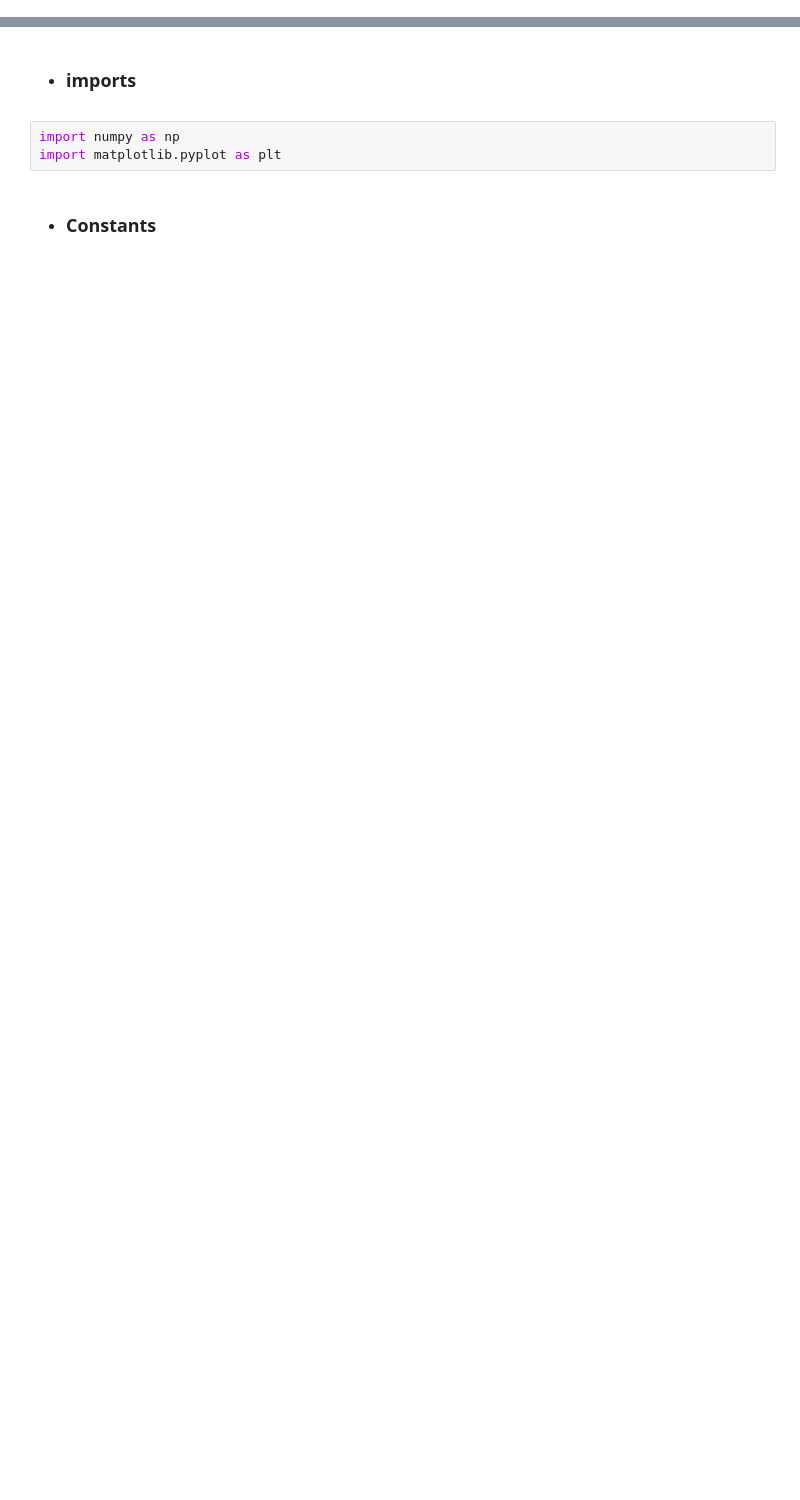
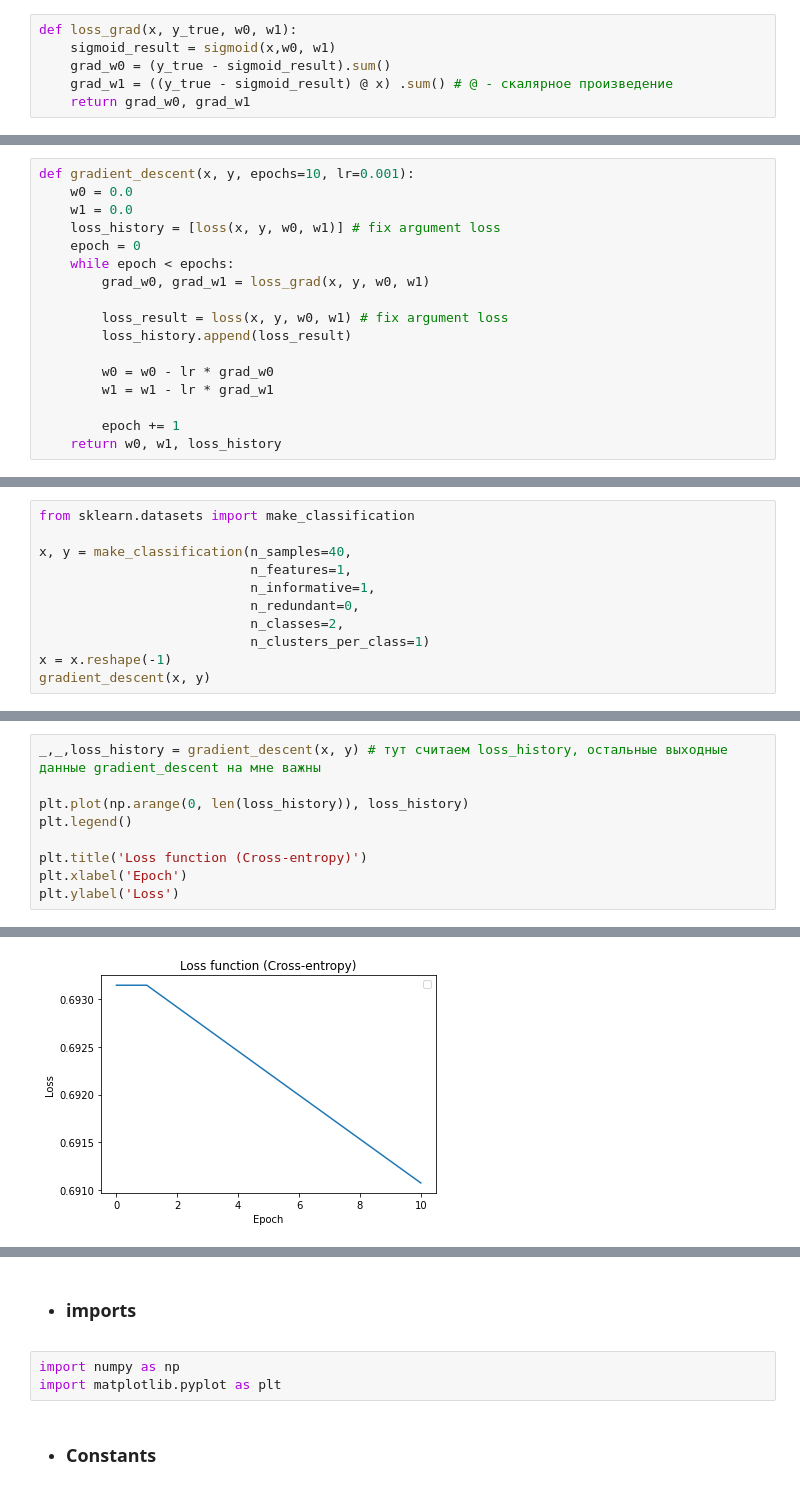
Before and after one commit to SedyaPrograms/Tutorial, a Jupyter notebook: AI and machine learning/5_Машинное_обучение_Логистическая_регрессия_Градиентный_спуск.ipynb, the cells around one changed output, grey strips where cells are left out. Drawn from its saved outputs; the diff is of its cells as text; blank space fills up the shorter version.

```diff
--- a/AI and machine learning/5_Машинное_обучение_Логистическая_регрессия_Градиентный_спуск.ipynb
+++ b/AI and machine learning/5_Машинное_обучение_Логистическая_регрессия_Градиентный_спуск.ipynb
@@ -2,0 +203,6 @@
+# %%
+def loss_grad(x, y_true, w0, w1):
+    sigmoid_result = sigmoid(x,w0, w1)
+    grad_w0 = (y_true - sigmoid_result).sum()
+    grad_w1 = ((y_true - sigmoid_result) @ x) .sum() # @ - скалярное произведение
+    return grad_w0, grad_w1
@@ -2,0 +225,17 @@
+# %%
+def gradient_descent(x, y, epochs=10, lr=0.001):
+    w0 = 0.0
+    w1 = 0.0
+    loss_history = [loss(x, y, w0, w1)] # fix argument loss
+    epoch = 0
+    while epoch < epochs:
+        grad_w0, grad_w1 = loss_grad(x, y, w0, w1)
+
+        loss_result = loss(x, y, w0, w1) # fix argument loss
+        loss_history.append(loss_result)
+
+        w0 = w0 - lr * grad_w0
+        w1 = w1 - lr * grad_w1
+
+        epoch += 1
+    return w0, w1, loss_history
@@ -2,0 +288,11 @@
+# %%
+from sklearn.datasets import make_classification
+
+x, y = make_classification(n_samples=40,
+                           n_features=1,
+                           n_informative=1,
+                           n_redundant=0,
+                           n_classes=2,
+                           n_clusters_per_class=1)
+x = x.reshape(-1)
+gradient_descent(x, y)
@@ -2,0 +317,10 @@
+# %%
+_,_,loss_history = gradient_descent(x, y) # тут считаем loss_history, остальные выходные данные gradient_descent на мне важны
+
+plt.plot(np.arange(0, len(loss_history)), loss_history)
+plt.legend()
+
+plt.title('Loss function (Cross-entropy)')
+plt.xlabel('Epoch')
+plt.ylabel('Loss')
+# %% [output]
@@ -2,0 +329 @@
+[figure, added]
```
Also changed, not shown: parts of 129 cells of this notebook.
